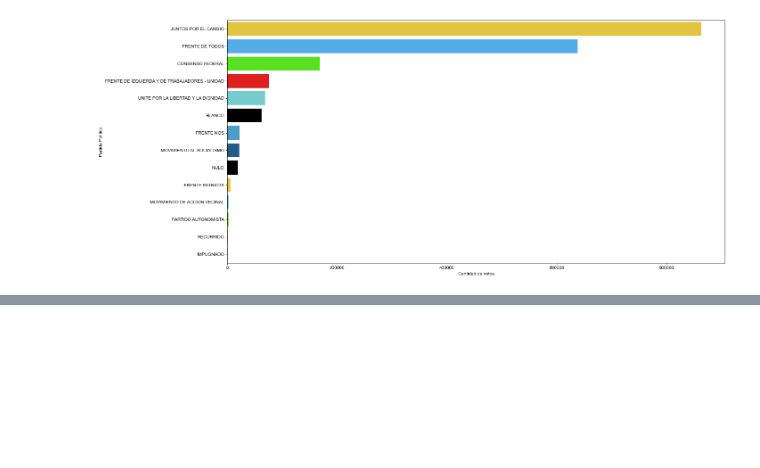
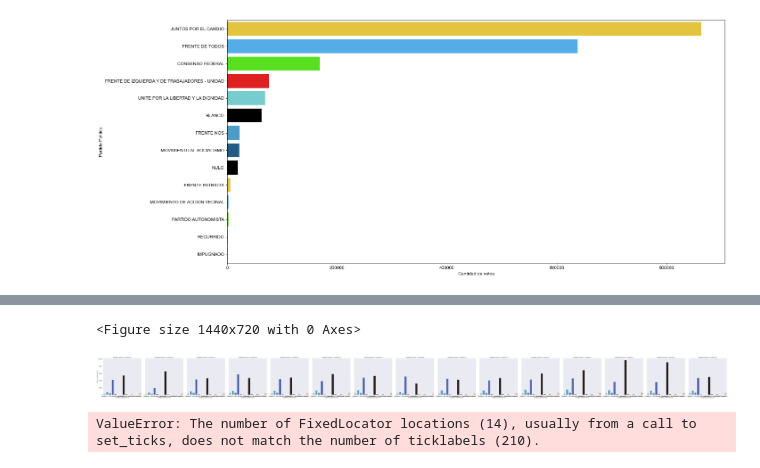
Before and after one commit to EmiKaczmarczyk/MET4OP, a Jupyter notebook: Examenes/TP2/PASO 2019.ipynb, the cells around one changed output, grey strips where cells are left out. Cells and saved outputs as stored; diff of their text form; code cells hidden in the pictures; blank space fills up the shorter version.

Commit message:
Error en versiones a corregir

```diff
--- a/Examenes/TP2/PASO 2019.ipynb
+++ b/Examenes/TP2/PASO 2019.ipynb
@@ -57,0 +147,10 @@ Text(0, 0.5, 'Partido Politico')
+# %%
+plt.figure(figsize=(20,10))
+fig2=sns.catplot(x="NOMBRE_AGRUPACION", y="VOTOS_AGRUPACION", kind="bar", data=comuna_final, col="NOMBRE_REGION", palette="icefire")
+# %% [output]
+<Figure size 1440x720 with 0 Axes>
+[figure, added]
+# %%
+fig2.set_xticklabels(comuna_final.NOMBRE_AGRUPACION, rotation=45, ha='right')
+# %% [output]
+ValueError: The number of FixedLocator locations (14), usually from a call to set_ticks, does not match the number of ticklabels (210).
```
Also changed, not shown: parts of 17 cells of this notebook.
